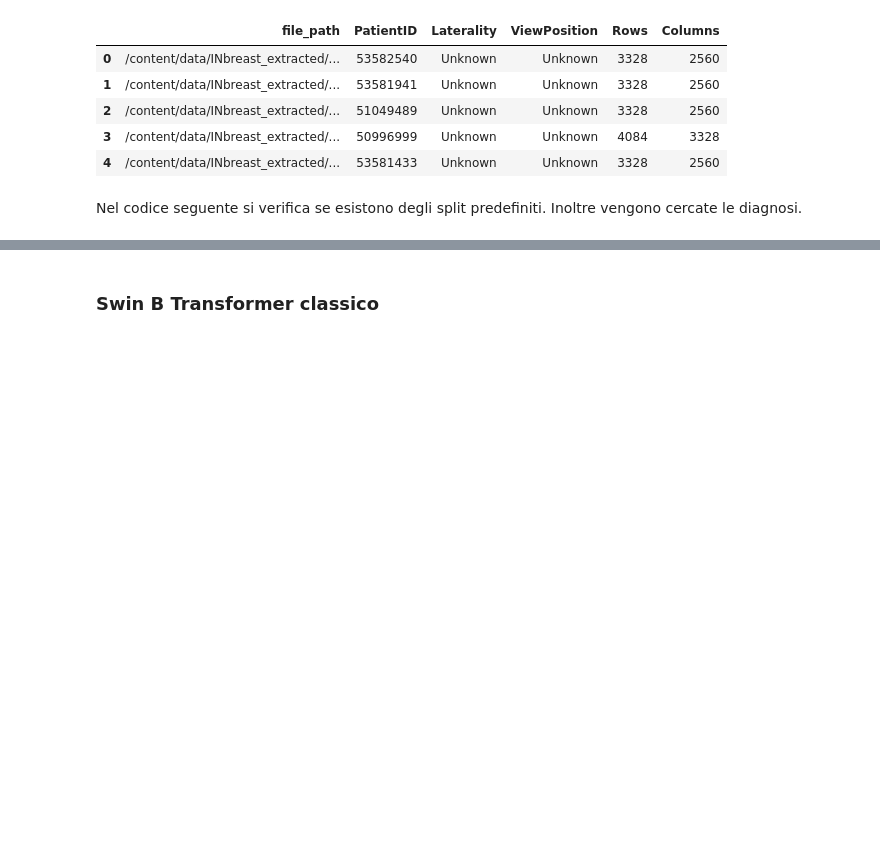
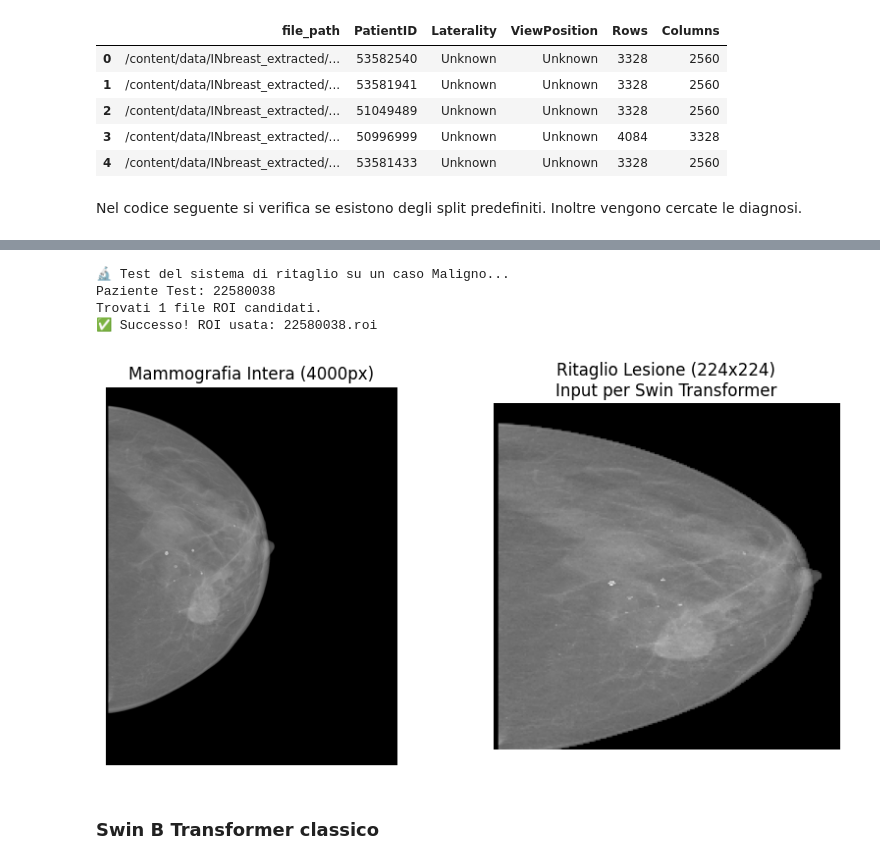
Before and after one commit to Epot12/QML_project, a Jupyter notebook: QML_project.ipynb, the cells around one changed output, grey strips where cells are left out. Drawn from its saved outputs; the diff is of its cells as text; code cells hidden in the pictures; blank space fills up the shorter version.

```diff
--- a/QML_project.ipynb
+++ b/QML_project.ipynb
@@ -178,3 +407,66 @@ else:
+# %%
+# --- TEST VISIVO ---
+print("🔬 Test del sistema di ritaglio su un caso Maligno...")
+
+# 1. Trova tutti i file ROI nel sistema
+all_rois = []
+for root, dirs, files in os.walk('/content/data/INbreast_extracted'):
+    for file in files:
+        if file.endswith('.roi'):
+            all_rois.append(os.path.join(root, file))
+
+# 2. Prendi un caso Maligno (Bi-Rads 4, 5, 6 -> Label 1)
+malignant_cases = df_final[df_final['Label'] == 1]
+
+if not malignant_cases.empty:
+    # Ne prendiamo uno a caso
+    sample = malignant_cases.iloc[0]
+    pid = sample['PatientID']
+    dcm_path = sample['file_path']
+
+    print(f"Paziente Test: {pid}")
+
+    # 3. Cerca i file ROI che appartengono a questo paziente
+    # (Il nome del file ROI di solito contiene l'ID del paziente)
+    patient_rois = [r for r in all_rois if str(pid) in r]
+
+    if patient_rois:
+        print(f"Trovati {len(patient_rois)} file ROI candidati.")
+
+        # 4. PROVA IL RITAGLIO
+        cropped_img, roi_used = process_single_case(dcm_path, patient_rois)
+
+        if cropped_img is not None:
+            print(f"✅ Successo! ROI usata: {os.path.basename(roi_used)}")
+
+            plt.figure(figsize=(10, 5))
+
+            # Mostra originale (ridimensionata per display)
+            ds = pydicom.dcmread(dcm_path)
+            plt.subplot(1, 2, 1)
+            plt.imshow(ds.pixel_array, cmap='gray')
+            plt.title("Mammografia Intera (4000px)")
+            plt.axis('off')
+
+            # Mostra il ritaglio
+            plt.subplot(1, 2, 2)
+            plt.imshow(cropped_img, cmap='gray')
+            plt.title("Ritaglio Lesione (224x224)\nInput per Swin Transformer")
+            plt.axis('off')
+
+            plt.show()
+        else:
+            print("❌ Trovati file ROI ma nessuno era una lesione valida (forse solo muscoli?).")
+    else:
+        print("⚠️ Nessun file ROI trovato per questo paziente maligno.")
+else:
+    print("Nessun caso maligno nel dataframe?!")
+# %% [output]
+🔬 Test del sistema di ritaglio su un caso Maligno...
+Paziente Test: 22580038
+Trovati 1 file ROI candidati.
+✅ Successo! ROI usata: 22580038.roi
+[figure, added]
 # %% [markdown]
 ### Swin B Transformer classico
 # %%
```
Also changed, not shown: parts of 7 cells of this notebook.
